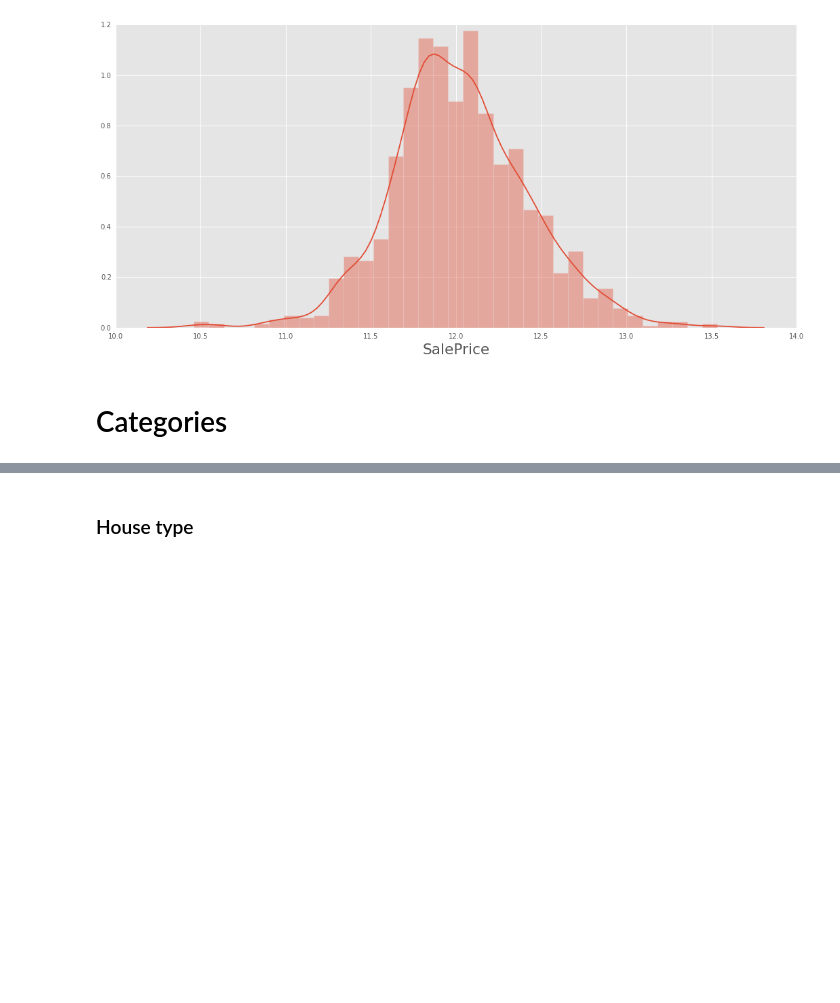
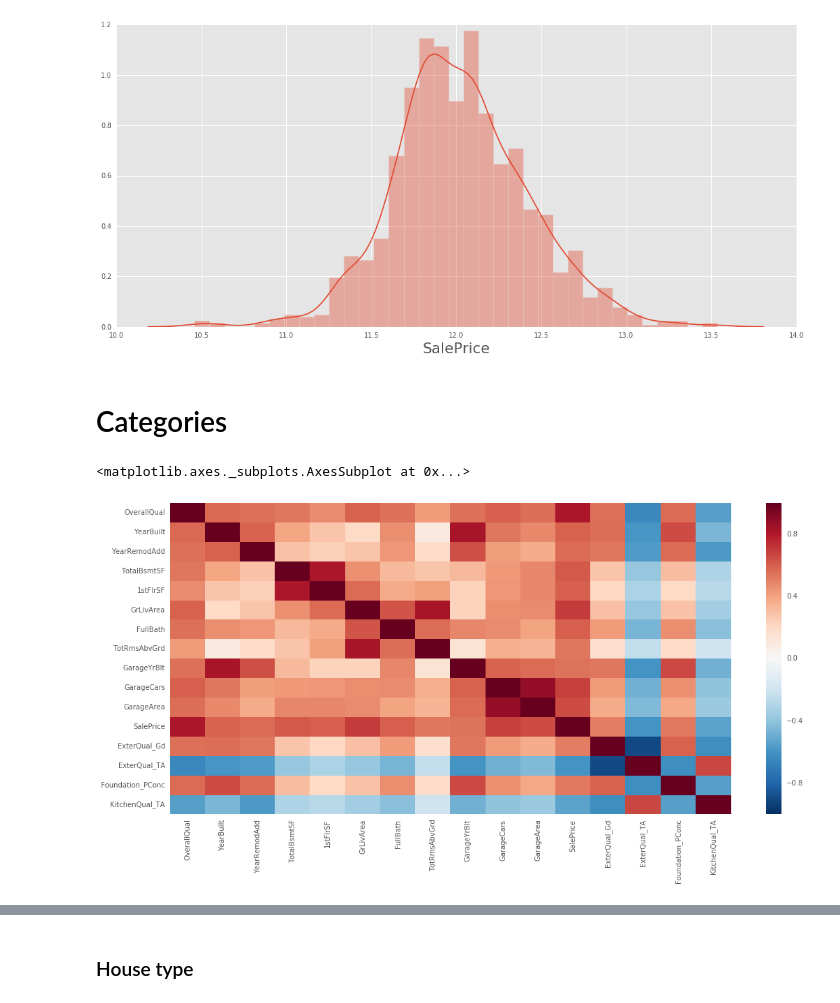
Before and after one commit to amanzotti/Gaggle, a Jupyter notebook: housing/Exploratory.ipynb, the cells around one changed output, grey strips where cells are left out. Cells and saved outputs as stored; diff of their text form; code cells hidden in the pictures; blank space fills up the shorter version.

```diff
--- a/housing/Exploratory.ipynb
+++ b/housing/Exploratory.ipynb
@@ -568,4 +568,9 @@ data.SalePrice = np.log(data.SalePrice)
 # %% [markdown]
 # Categories
 # %%
-col = pd.get_dummies(data).columns[np.abs(pd.get_dummies(data).corr()['SalePrice'])>0.4]
+col = pd.get_dummies(data).columns[np.abs(pd.get_dummies(data).corr()['SalePrice'])>0.5]
+
+sns.heatmap(pd.get_dummies(data)[col].corr())
+# %% [output]
+<matplotlib.axes._subplots.AxesSubplot at 0x...>
+[figure, added]
```
Also changed, not shown: parts of 20 cells of this notebook, 5 other files.
